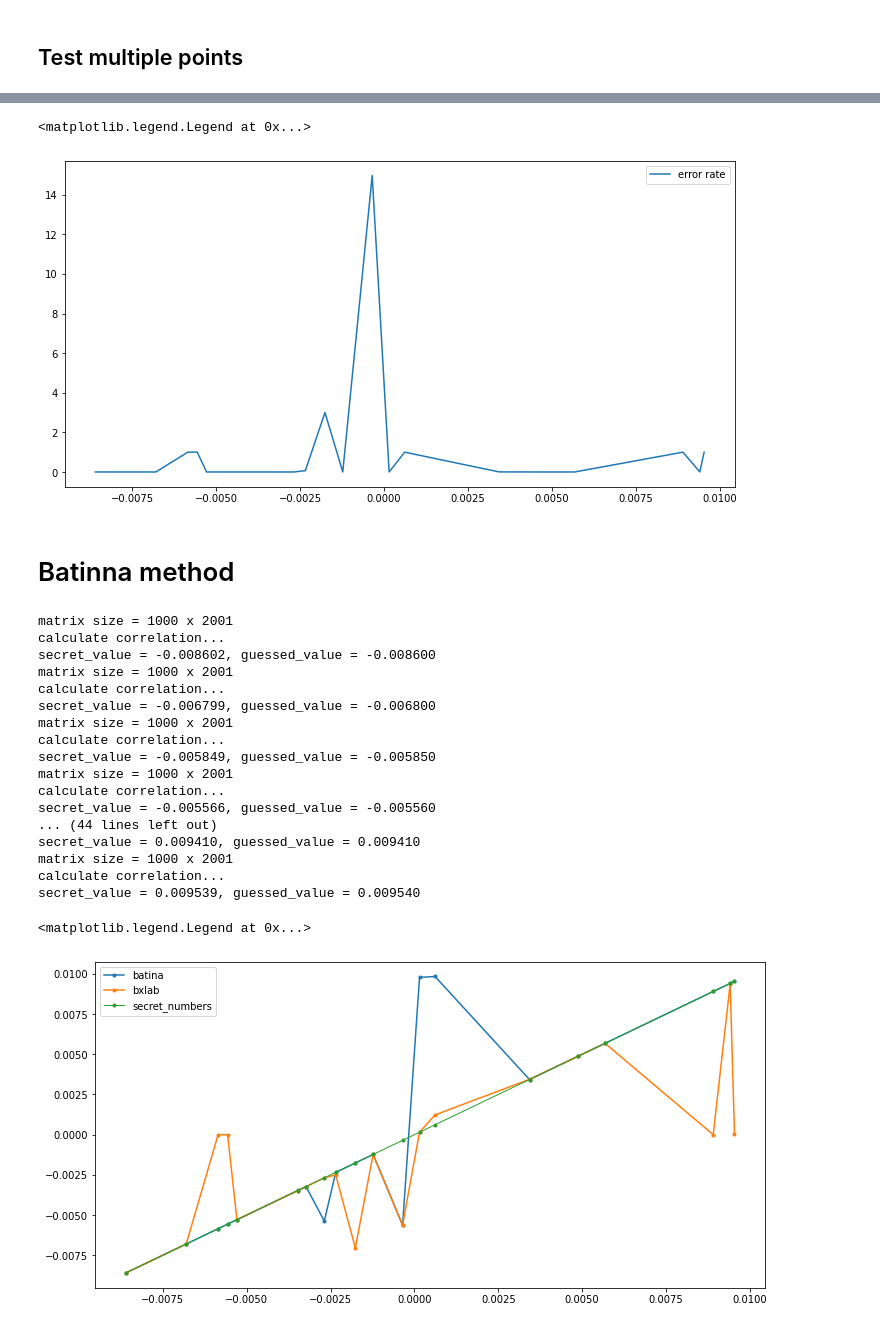
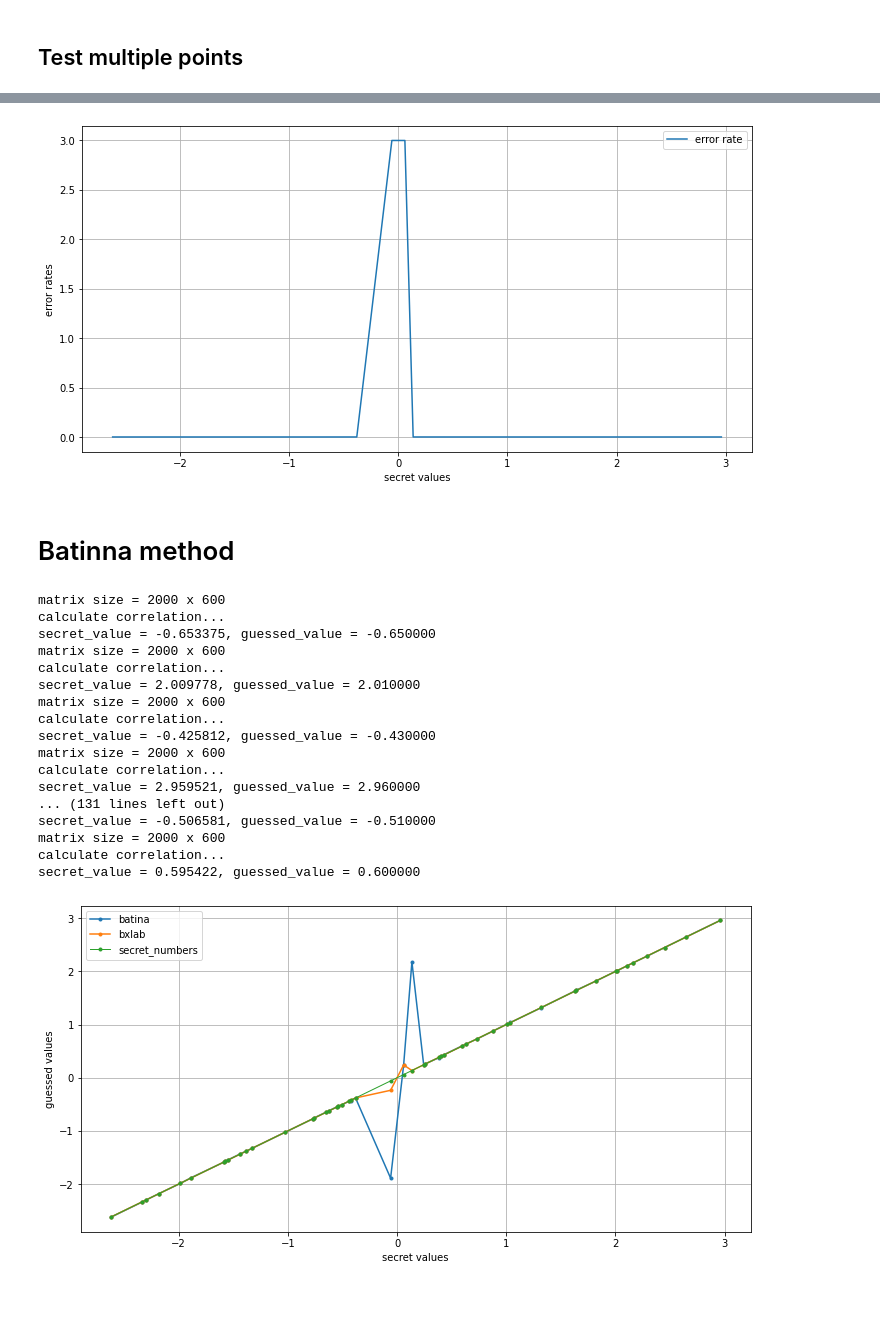
Before and after one commit to mu-triv/DPACv4, a Jupyter notebook: hwp.ipynb, the cells around one changed output, grey strips where cells are left out. Saved outputs shown, nothing was run; the diff lists cells and outputs as text; code cells hidden in the pictures; blank space fills up the shorter version.

```diff
--- a/hwp.ipynb
+++ b/hwp.ipynb
@@ -52,9 +56,8 @@ def guess_number_range(secret_number, guess_range, prescision, number_tests, kno
 # %%
 #
 # initalize parameter and generate a random number (secret number)
-number_tests = 20
-known_inputs = np.random.uniform(-1e0, 1e0, 10000) * 1e1
-guess_range = (-3, 3)
+number_tests = 100
+known_inputs = np.random.uniform(-1e0, 1e0, 1000) * 1e1
+guess_range = (-1e0, 1.0e0)
 secret_number = random.uniform(guess_range[0], guess_range[1])
-prescision = 1e-5
-guess_range = guess_number_range(secret_number, guess_range, prescision, number_tests, known_inputs)
+prescision = 1e-4
@@ -89,2 +94,18 @@ error rate = 0.0000 %
 # %% [markdown]
 ## Test multiple points
+# %%
+# initialize
+guess_range = (-3e0, 3e0)
+prescision = 1e-4
+number_tests = 100
+
+n_secret_numbers = 50
+secret_numbers = np.concatenate((
+    np.random.uniform(guess_range[0], guess_range[1], int(n_secret_numbers*2/3) ),
+    np.random.uniform(guess_range[0], guess_range[1], int(n_secret_numbers/3)) * 3e-1
+))
+
+known_inputs = np.random.uniform(-1.0, 1.0, 2000) * 1e1
+
+print('secret_numbers.shape = %s' % (str(secret_numbers.shape)))
+print('known_inputs.shape = %s' % (str(known_inputs.shape)))
@@ -91,14 +115,8 @@ error rate = 0.0000 %
 # %%
-# initialize
-guess_range = (-1e-2, 1e-2)
-prescision = 1e-6
-number_tests = 10
-
-secret_numbers = np.sort(np.random.uniform(guess_range[0], guess_range[1], 20))
-known_inputs = np.random.uniform(-1.0, 1.0, 1000) * 1e-4
-
 results = pd.Series(index=secret_numbers, name='guessed_numbers', dtype=np.float32)
 for idx in results.index:
     grange = guess_number_range(idx, guess_range, prescision, number_tests, known_inputs)
     results[idx] = (grange[1] + grange[0]) / 2.0
+    print('secret_value = %f, guessed_value = %f' % (idx, results[idx]))
+results.sort_index(inplace=True)
 # %% [output]
@@ -130,9 +150,11 @@ ax.legend()
 error_rate = ((results - results.index)/results.index).abs()
 ax = error_rate.plot(figsize = (12, 6), label='error rate')
 ax.legend()
+ax.set_xlabel('secret values')
+ax.set_ylabel('error rates')
+ax.grid(True)
 # %% [output]
-<matplotlib.legend.Legend at 0x...>
-[figure, old version]
+[figure, new version]
 # %% [markdown]
 # Batinna method
 # %%
@@ -148,34 +170,38 @@ def batina_guess_number(secret_number, guess_range, prescision, known_inputs):
 # %%
 batinta_results = pd.Series(index=secret_numbers, name='guessed_numbers', dtype=np.float32)
 for idx in batinta_results.index:
-    batinta_results[idx] = batina_guess_number(idx, guess_range, prescision * 10, known_inputs)
+    # we have to reduce the precision, otherwise, it takes too long time to run
+    batinta_results[idx] = batina_guess_number(idx, guess_range, prescision * 100, known_inputs)
     print('secret_value = %f, guessed_value = %f' % (idx, batinta_results[idx]))
+batinta_results.sort_index(inplace=True)
 # %% [output]
-matrix size = 1000 x 2001
+matrix size = 2000 x 600
 calculate correlation...
-secret_value = -0.008602, guessed_value = -0.008600
-matrix size = 1000 x 2001
+secret_value = -0.653375, guessed_value = -0.650000
+matrix size = 2000 x 600
 calculate correlation...
-secret_value = -0.006799, guessed_value = -0.006800
-matrix size = 1000 x 2001
+secret_value = 2.009778, guessed_value = 2.010000
+matrix size = 2000 x 600
 calculate correlation...
-secret_value = -0.005849, guessed_value = -0.005850
-matrix size = 1000 x 2001
+secret_value = -0.425812, guessed_value = -0.430000
+matrix size = 2000 x 600
 calculate correlation...
-secret_value = -0.005566, guessed_value = -0.005560
-... (44 lines left out)
-secret_value = 0.009410, guessed_value = 0.009410
-matrix size = 1000 x 2001
+secret_value = 2.959521, guessed_value = 2.960000
+... (131 lines left out)
+secret_value = -0.506581, guessed_value = -0.510000
+matrix size = 2000 x 600
 calculate correlation...
-secret_value = 0.009539, guessed_value = 0.009540
+secret_value = 0.595422, guessed_value = 0.600000
 # %%
 ax = batinta_results.plot(figsize = (12, 6), marker='.', label='batina')
 results.plot(ax=ax, marker='.', label='bxlab')
 ax.plot(batinta_results.index, batinta_results.index, marker='.', linewidth=1, label='secret_numbers')
 ax.legend()
+ax.set_xlabel('secret values')
+ax.set_ylabel('guessed values')
+ax.grid(True)
 # %% [output]
-<matplotlib.legend.Legend at 0x...>
-[figure, old version]
+[figure, new version]
 # %%
 batina_error_rate = ((batinta_results - batinta_results.index)/batinta_results.index).abs()
 ax = batina_error_rate.plot(figsize = (12, 6), label='batina error rate')
```
Also changed, not shown: parts of 9 cells of this notebook, 11 other files.
